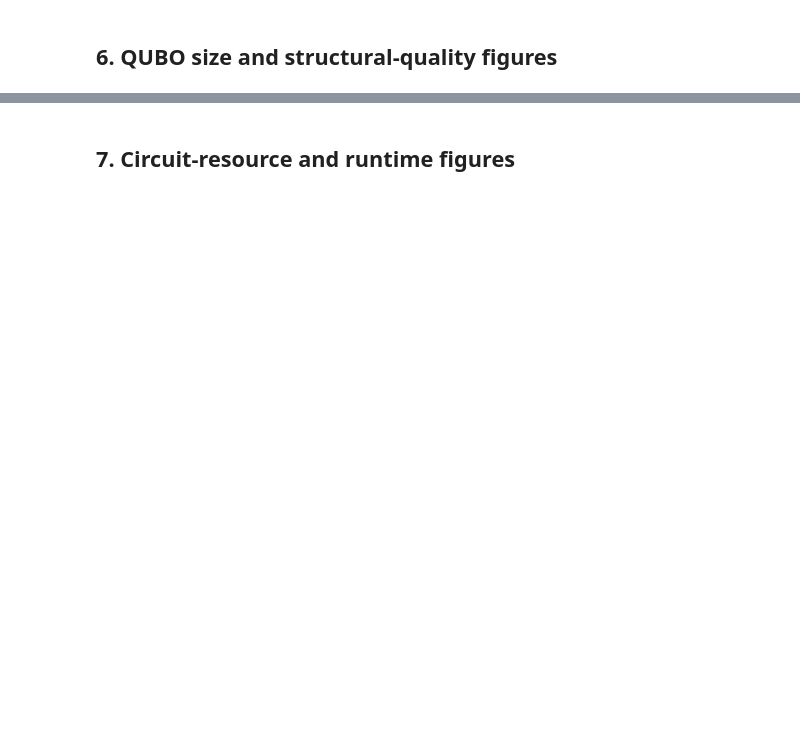
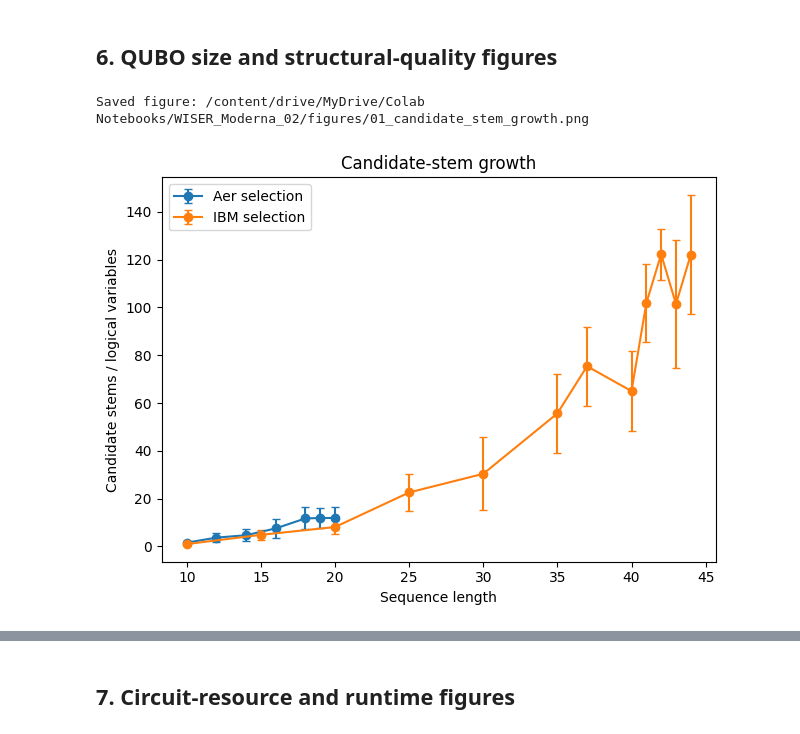
Before and after one commit to grigorovich-sergey/WISER_Challenge_2026, a Jupyter notebook: rna_qubo_results_analysis.ipynb, the cells around one changed output, grey strips where cells are left out. Saved outputs shown, nothing was run; the diff lists cells and outputs as text; code cells hidden in the pictures; blank space fills up the shorter version.

Commit message:
Analysis notebook update

```diff
--- a/rna_qubo_results_analysis.ipynb
+++ b/rna_qubo_results_analysis.ipynb
@@ -40,16 +37,16 @@ print("Analysis helpers imported successfully.")
 # %%
-RESULTS_DIR = PROJECT_ROOT / "data" / "results" / "expanded_test"
-FIGURES_DIR = PROJECT_ROOT / "figures" / "expanded_test"
+RESULTS_DIR = PROJECT_ROOT / "data" / "results"
+FIGURES_DIR = PROJECT_ROOT / "figures"
 FIGURES_DIR.mkdir(parents=True, exist_ok=True)
 
-SELECTED_SEQUENCES_PATH = RESULTS_DIR / "expanded_selected_sequences.csv"
-MODEL_COMPLEXITY_PATH = RESULTS_DIR / "expanded_model_complexity.csv"
-DETAILED_RESULTS_PATH = RESULTS_DIR / "expanded_detailed_results.csv"
-RUN_METADATA_PATH = RESULTS_DIR / "expanded_run_metadata.csv"
-FAILURES_PATH = RESULTS_DIR / "expanded_failures.csv"
-LENGTH_SUMMARY_PATH = RESULTS_DIR / "expanded_length_summary.csv"
+SELECTED_SEQUENCES_PATH = RESULTS_DIR / "selected_sequences.csv"
+MODEL_COMPLEXITY_PATH = RESULTS_DIR / "model_complexity.csv"
+DETAILED_RESULTS_PATH = RESULTS_DIR / "detailed_results.csv"
+RUN_METADATA_PATH = RESULTS_DIR / "run_metadata.csv"
+FAILURES_PATH = RESULTS_DIR / "failures.csv"
+LENGTH_SUMMARY_PATH = RESULTS_DIR / "length_summary.csv"
 
-SAVE_FIGURES = False
+SAVE_FIGURES = True
 FIGURE_DPI = 150
 # %% [markdown]
 ## 3. Load and validate execution outputs
@@ -274,34 +314,37 @@ for selection_name, selection_df in [
             std_candidate_stems=("num_candidate_stems", "std"),
         )
         .reset_index()
     )
     summary_df["selection"] = selection_name
     selection_size_frames.append(summary_df)
 
 selected_size_summary_df = pd.concat(selection_size_frames, ignore_index=True)
 fig, ax = plt.subplots()
 
 for selection_name, group_df in selected_size_summary_df.groupby(
     "selection",
     sort=False,
 ):
     group_df = group_df.sort_values("length")
     ax.errorbar(
         group_df["length"],
         group_df["mean_candidate_stems"],
         yerr=group_df["std_candidate_stems"].fillna(0.0),
         marker="o",
         capsize=3,
         label=selection_name,
     )
 
 ax.set_xlabel("Sequence length")
 ax.set_ylabel("Candidate stems / logical variables")
-ax.set_title("Candidate-stem growth in the execution selections")
+ax.set_title("Candidate-stem growth")
 ax.legend()
 fig.tight_layout()
 save_figure(fig, "01_candidate_stem_growth.png")
 plt.show()
+# %% [output]
+Saved figure: /content/drive/MyDrive/Colab Notebooks/WISER_Moderna_02/figures/01_candidate_stem_growth.png
+[figure, added]
 # %%
 for backend_mode, filename in [
     ("aer", "02a_aer_qubo_interaction_growth.png"),
```
Also changed, not shown: parts of 17 cells of this notebook.
